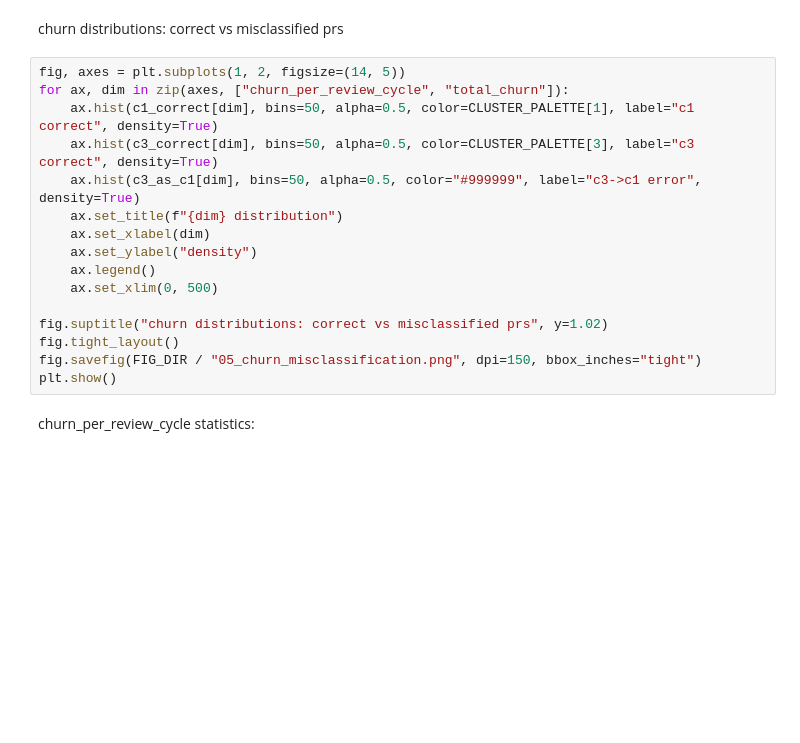
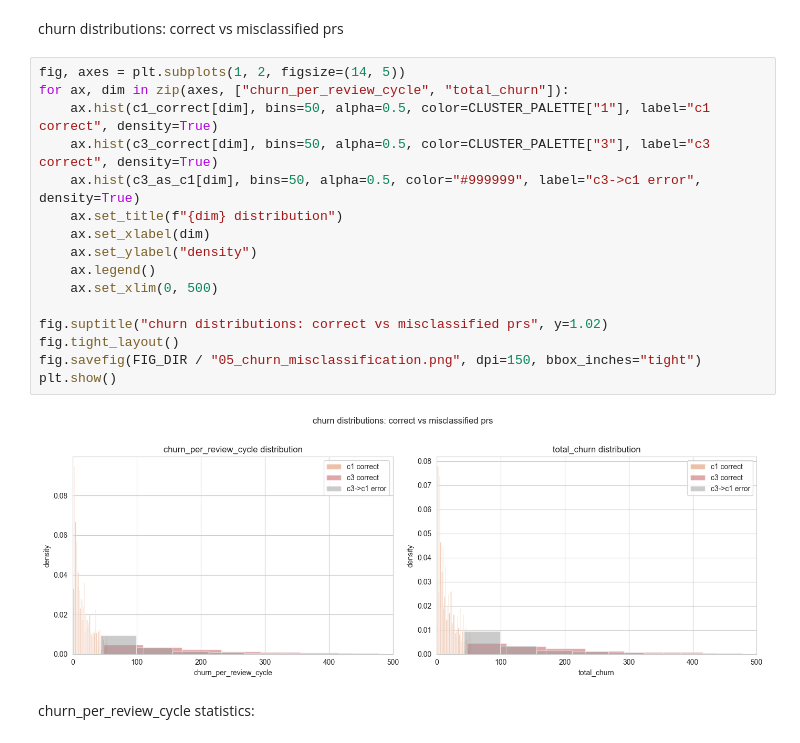
Before and after one commit to elsayedelmandoh/cisc839-assignment-3, a Jupyter notebook: notebooks/05-task2.3-error-analysis.ipynb, the cells around one changed output. Cells and saved outputs as stored; diff of their text form; blank space fills up the shorter version.

```diff
--- a/notebooks/05-task2.3-error-analysis.ipynb
+++ b/notebooks/05-task2.3-error-analysis.ipynb
@@ -179,19 +234,21 @@ churn distributions: correct vs misclassified prs
 # %%
 fig, axes = plt.subplots(1, 2, figsize=(14, 5))
 for ax, dim in zip(axes, ["churn_per_review_cycle", "total_churn"]):
-    ax.hist(c1_correct[dim], bins=50, alpha=0.5, color=CLUSTER_PALETTE[1], label="c1 correct", density=True)
-    ax.hist(c3_correct[dim], bins=50, alpha=0.5, color=CLUSTER_PALETTE[3], label="c3 correct", density=True)
+    ax.hist(c1_correct[dim], bins=50, alpha=0.5, color=CLUSTER_PALETTE["1"], label="c1 correct", density=True)
+    ax.hist(c3_correct[dim], bins=50, alpha=0.5, color=CLUSTER_PALETTE["3"], label="c3 correct", density=True)
     ax.hist(c3_as_c1[dim], bins=50, alpha=0.5, color="#999999", label="c3->c1 error", density=True)
     ax.set_title(f"{dim} distribution")
     ax.set_xlabel(dim)
     ax.set_ylabel("density")
     ax.legend()
     ax.set_xlim(0, 500)
 
 fig.suptitle("churn distributions: correct vs misclassified prs", y=1.02)
 fig.tight_layout()
 fig.savefig(FIG_DIR / "05_churn_misclassification.png", dpi=150, bbox_inches="tight")
 plt.show()
+# %% [output]
+[figure, added]
 # %% [markdown]
 churn_per_review_cycle statistics:
 # %%
```
Also changed, not shown: parts of 23 cells of this notebook, 4 other files.
